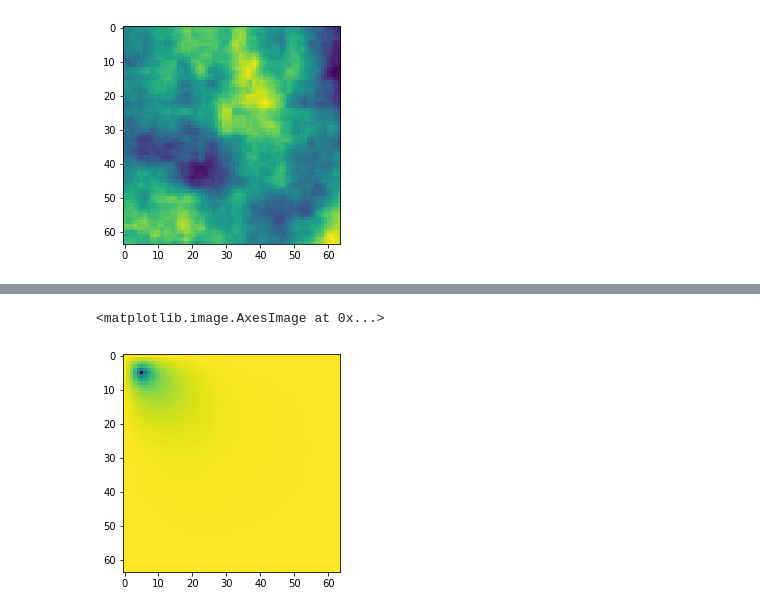
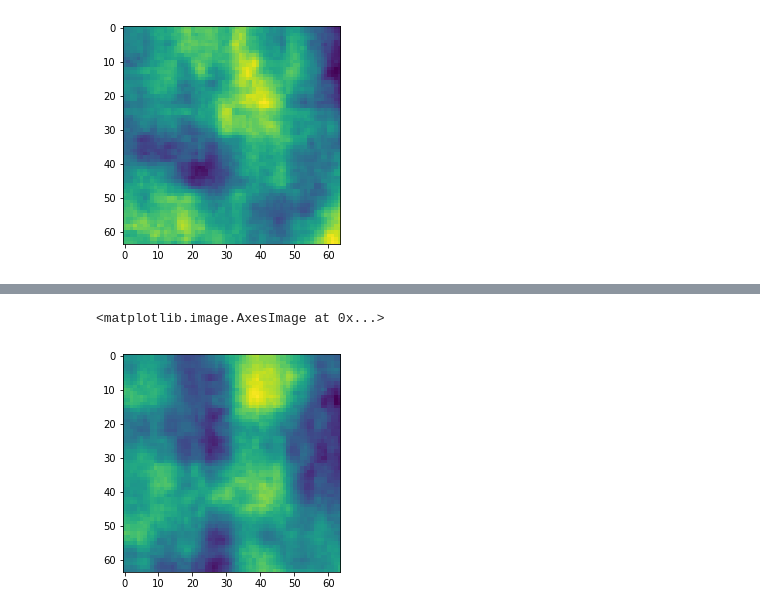
Before and after one commit to mlttac/AUNet_gwf, a Jupyter notebook: Darcy2DSolver.ipynb, the cells around one changed output, grey strips where cells are left out. Cells and saved outputs as stored; diff of their text form; code cells hidden in the pictures.

```diff
--- a/Darcy2DSolver.ipynb
+++ b/Darcy2DSolver.ipynb
@@ -1438,8 +1438,9 @@ gr = Grid(x,y,z)
 
 t = np.array(range(0,1000))
 
-kx = ky = kz = np.full((nx, ny, nz), 10)
-kx = ky = kz = next(rfgen)[0].reshape(nx, ny, nz)
+nrf = next(rfgen)[0]
+plt.imshow(nrf[:,:])
+kx = ky = kz = nrf.reshape(nx, ny, nz)
 
 Ss = np.full((nx, ny, nz), 1)
 FQ = np.zeros((nx, ny, nz))
@@ -1460,6 +1463,7 @@ IBOUND[-1, 0, :] = -1
 Out = fdm3t(gr, t, kx, ky, kz, Ss, FQ, IH, IBOUND, epsilon=0.67)
 # %%
 plt.imshow(Out.Phi[998][:,0,:])
+plt.imshow(kx[:,0,:])
 # %% [output]
 <matplotlib.image.AxesImage at 0x...>
-[figure, old version]
+[figure, new version]
```
Also changed, not shown: parts of 2 cells of this notebook.
